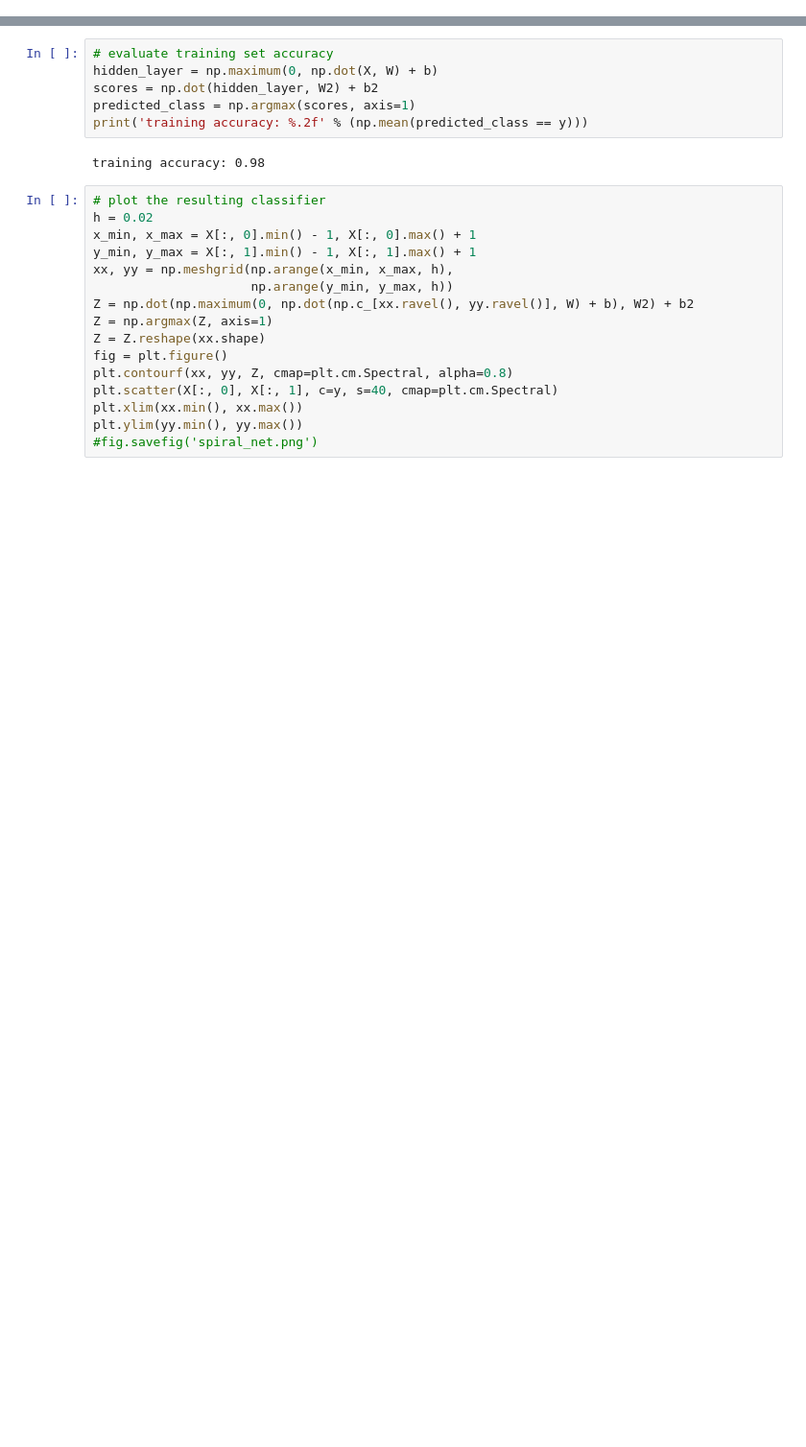
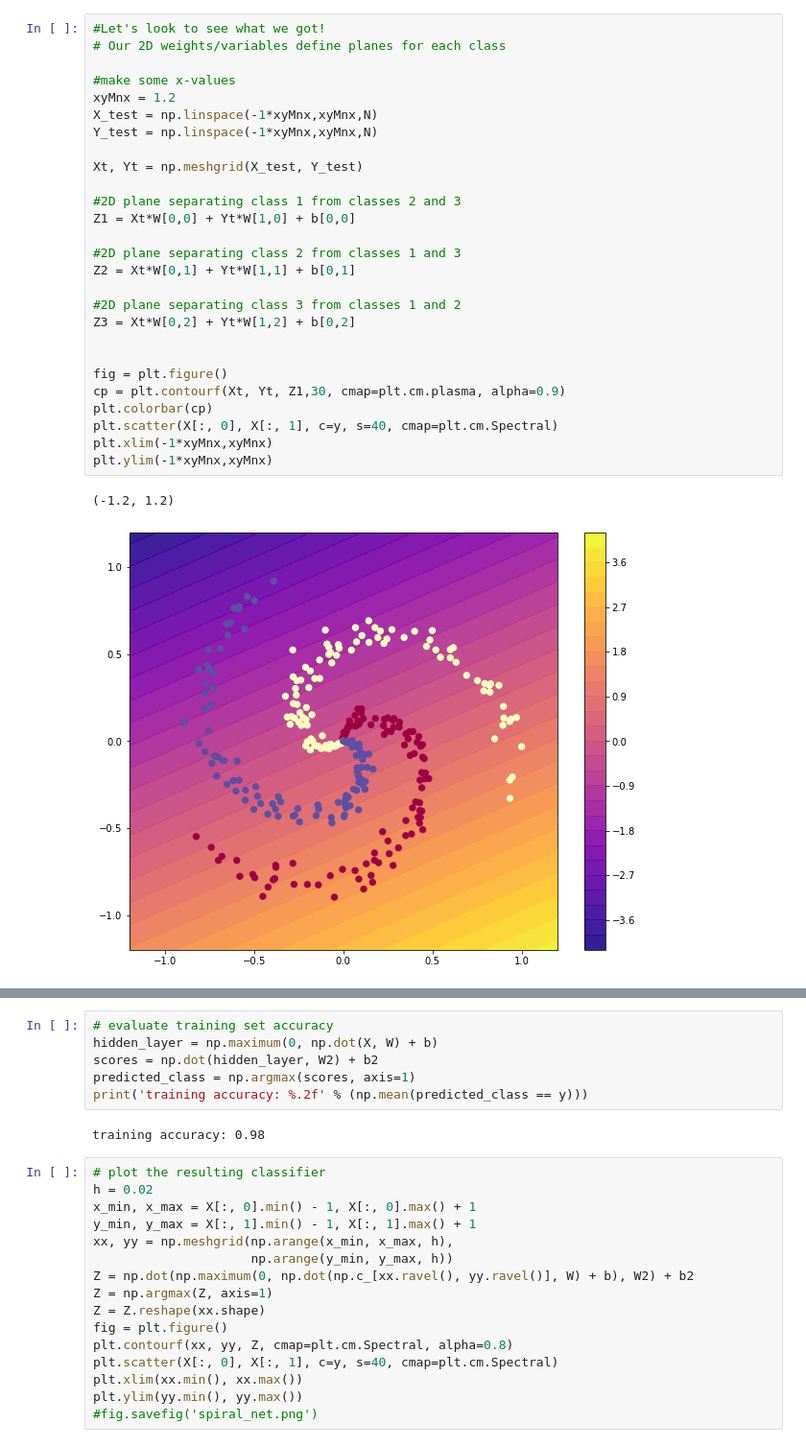
Before and after one commit to MSU-PHY-959-2021/Shared-Code, a Jupyter notebook: minimal_net.ipynb, the cells around one changed output, grey strips where cells are left out. Shown at 96% size. Cells and saved outputs as stored; diff of their text form; blank space fills up the shorter version.

```diff
--- a/minimal_net.ipynb
+++ b/minimal_net.ipynb
@@ -111 +160,31 @@ training accuracy: 0.49
+# %%
+#Let's look to see what we got!
+# Our 2D weights/variables define planes for each class
+
+#make some x-values
+xyMnx = 1.2
+X_test = np.linspace(-1*xyMnx,xyMnx,N)
+Y_test = np.linspace(-1*xyMnx,xyMnx,N)
+
+Xt, Yt = np.meshgrid(X_test, Y_test)
+
+#2D plane separating class 1 from classes 2 and 3
+Z1 = Xt*W[0,0] + Yt*W[1,0] + b[0,0]
+
+#2D plane separating class 2 from classes 1 and 3
+Z2 = Xt*W[0,1] + Yt*W[1,1] + b[0,1]
+
+#2D plane separating class 3 from classes 1 and 2
+Z3 = Xt*W[0,2] + Yt*W[1,2] + b[0,2]
+
+
+fig = plt.figure()
+cp = plt.contourf(Xt, Yt, Z1,30, cmap=plt.cm.plasma, alpha=0.9)
+plt.colorbar(cp)
+plt.scatter(X[:, 0], X[:, 1], c=y, s=40, cmap=plt.cm.Spectral)
+plt.xlim(-1*xyMnx,xyMnx)
+plt.ylim(-1*xyMnx,xyMnx)
+# %% [output]
+(-1.2, 1.2)
+[figure, added]
 # %%
```
Also changed, not shown: parts of 10 cells of this notebook.
